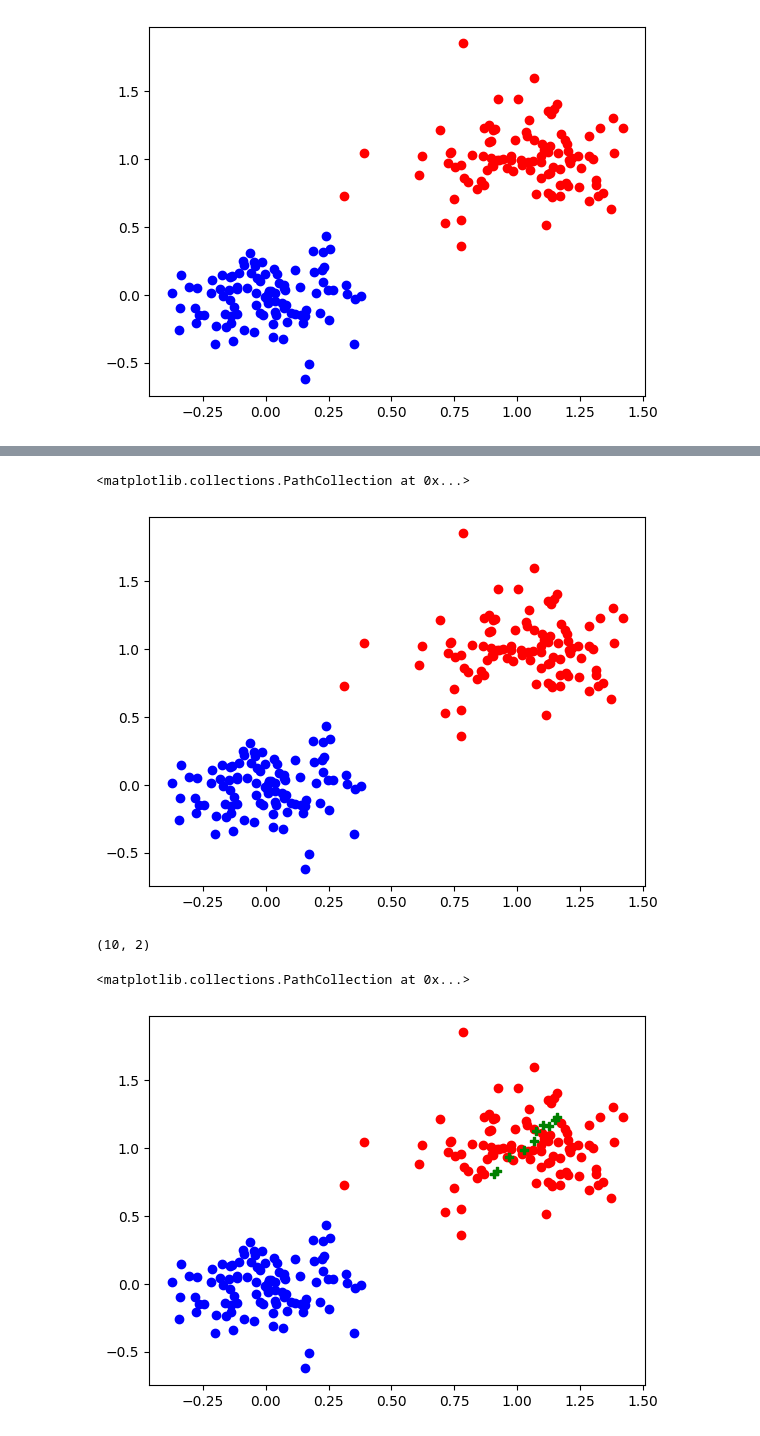
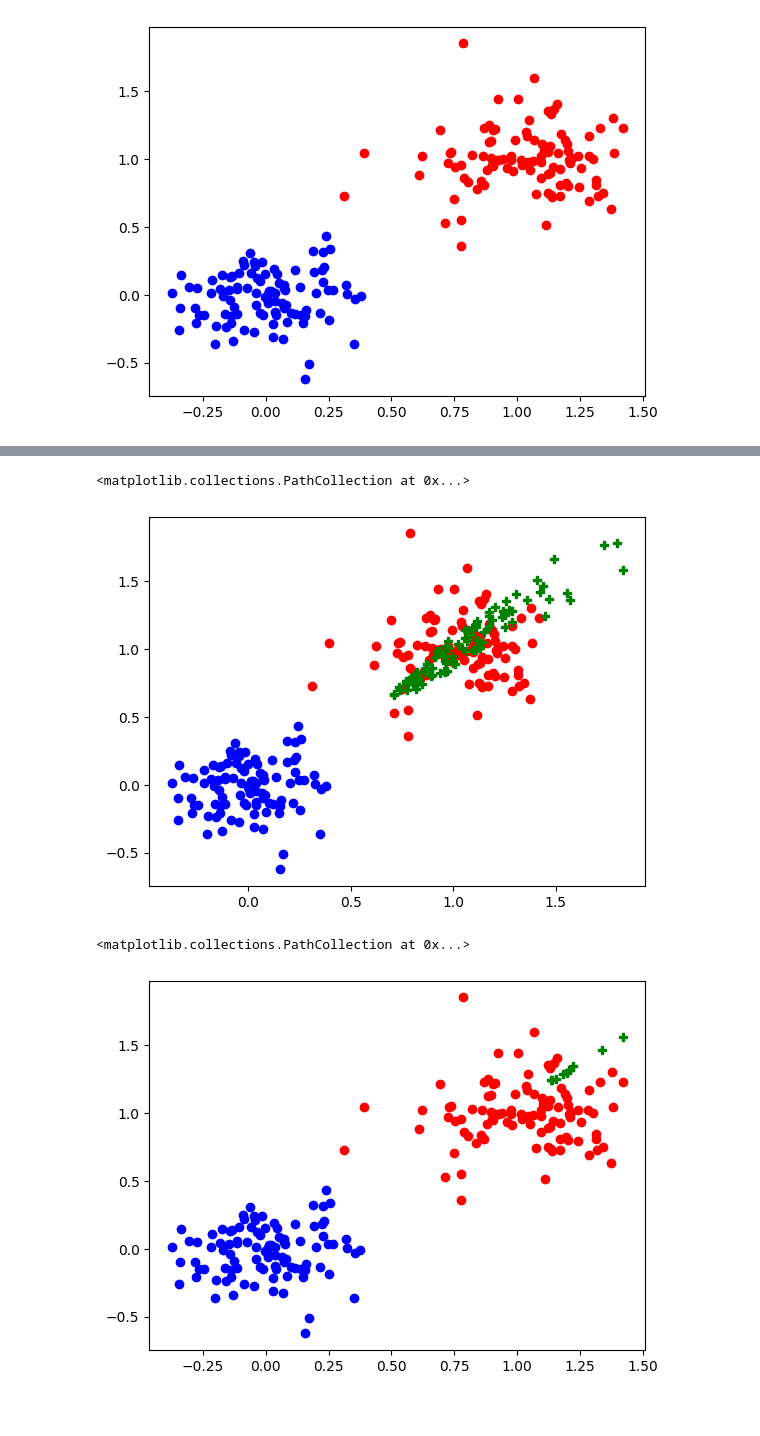
Before and after one commit to MUCDK/genot, a Jupyter notebook: notebooks/NoiseOutSourcing.ipynb, the cells around one changed output, grey strips where cells are left out. Saved outputs shown, nothing was run; the diff lists cells and outputs as text; code cells hidden in the pictures.

```diff
--- a/notebooks/NoiseOutSourcing.ipynb
+++ b/notebooks/NoiseOutSourcing.ipynb
@@ -61,6 +36,6 @@ plt.scatter(target[:, 0], target[:, 1], color="red")
 <matplotlib.collections.PathCollection at 0x...>
 [figure]
 # %%
-sm = NoiseOutsourcingModel(1.0, 64, 64, iterations=100, inner_iterations=5, input_dim=2, noise_dim=2)
+sm = NoiseOutsourcingModel(1.0, 64, 64, iterations=100, inner_iterations=10, input_dim=2, noise_dim=2)
 # %%
 sm(source, target)
@@ -71,19 +66,15 @@ plt.scatter(target[:, 0], target[:, 1], color="red")
 plt.scatter(transported[:, 0], transported[:, 1], color="green", marker="P")
 # %% [output]
 <matplotlib.collections.PathCollection at 0x...>
-[figure, old version]
+[figure, new version]
-# %%
-jnp.tile(source[0,None], (10,1)).shape
-# %% [output]
-(10, 2)
 # %%
-sampled = sm.sample(source[10,None])
+sampled = sm.sample(source[20,None])
 plt.scatter(source[:,0], source[:,1], color="blue")
 plt.scatter(target[:, 0], target[:, 1], color="red")
 plt.scatter(sampled[:, 0], sampled[:, 1], color="green", marker="P")
 # %% [output]
 <matplotlib.collections.PathCollection at 0x...>
-[figure, old version]
+[figure, new version]
 # %%
 plt.plot(np.arange(len(sm.metrics["t_obj"])), sm.metrics["t_obj"])
 # %% [output]
```
Also changed, not shown: parts of 12 cells of this notebook, 5 other files.
